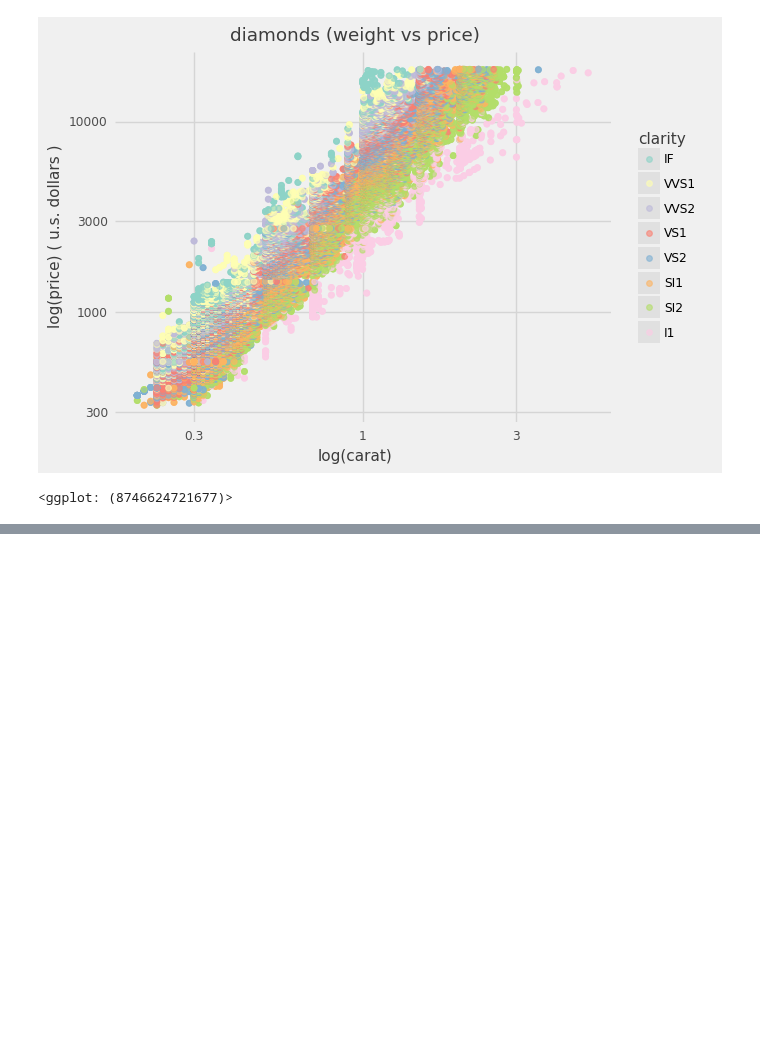
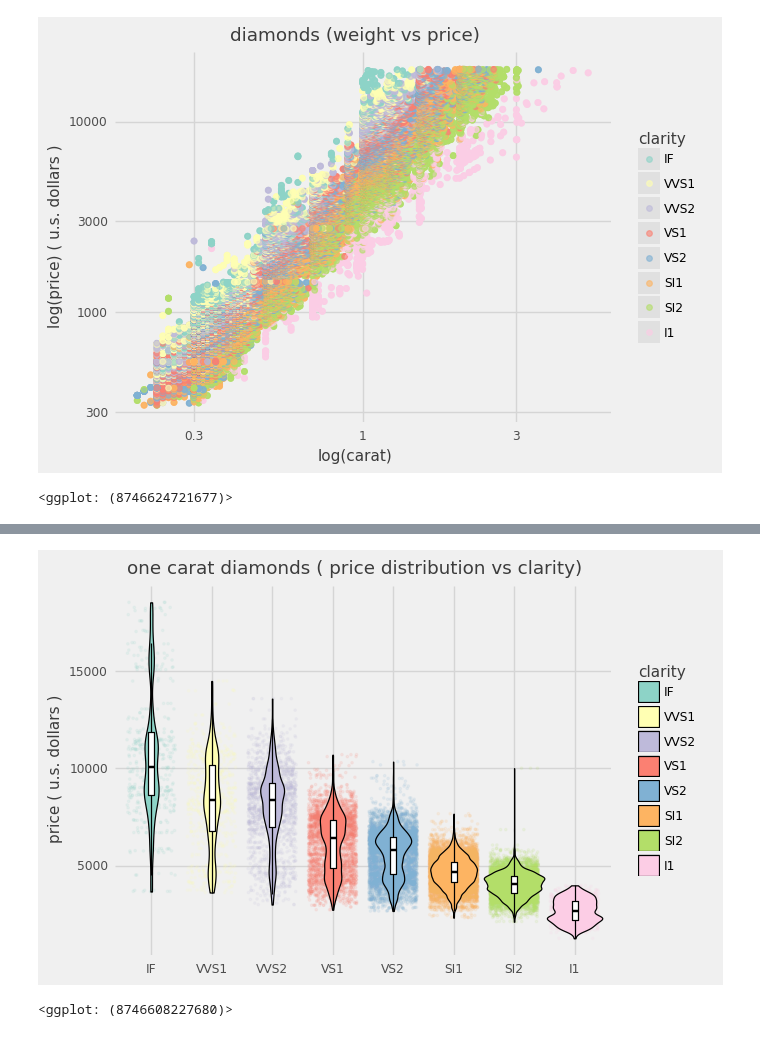
Before and after one commit to usefulmove/code, a Jupyter notebook: python/plotnine/exploratory_data_analysis.ipynb, the cells around one changed output, grey strips where cells are left out. Saved outputs shown, nothing was run; the diff lists cells and outputs as text; code cells hidden in the pictures; blank space fills up the shorter version.

```diff
--- a/python/plotnine/exploratory_data_analysis.ipynb
+++ b/python/plotnine/exploratory_data_analysis.ipynb
@@ -152,0 +154,20 @@ p
+# %%
+from plotnine import geom_violin, geom_boxplot, geom_jitter
+
+one_carat_diamonds = diamonds.query("carat >= 0.9 and carat <= 1.1")
+
+p = (ggplot(one_carat_diamonds)
+    + aes(x="clarity", y="price", fill="clarity")
+    + geom_jitter(aes(color="clarity"), size=0.5, alpha=0.1)
+    + geom_violin(color="#000", width=1)
+    + geom_boxplot(color="#000", fill="#fff", width=0.1, outlier_shape="")
+    + scale_x_discrete(limits=clarity_list)
+    + scale_fill_brewer(type="qual", palette="Set3", limits=clarity_list)
+    + scale_color_brewer(type="qual", palette="Set3", limits=clarity_list)
+    + labs(title="one carat diamonds ( price distribution vs clarity)", x="", y="price ( u.s. dollars )")
+    + theme_538()
+    )
+p
+# %% [output]
+[figure, added]
+<ggplot: (8746608227680)>
```
Also changed, not shown: parts of 1 cell of this notebook.
